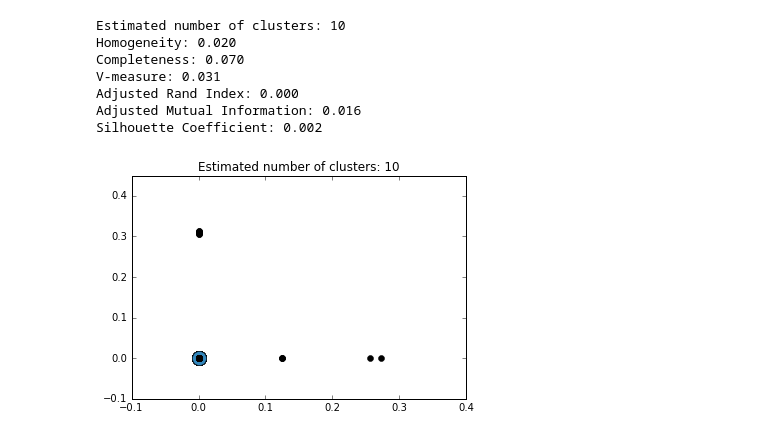
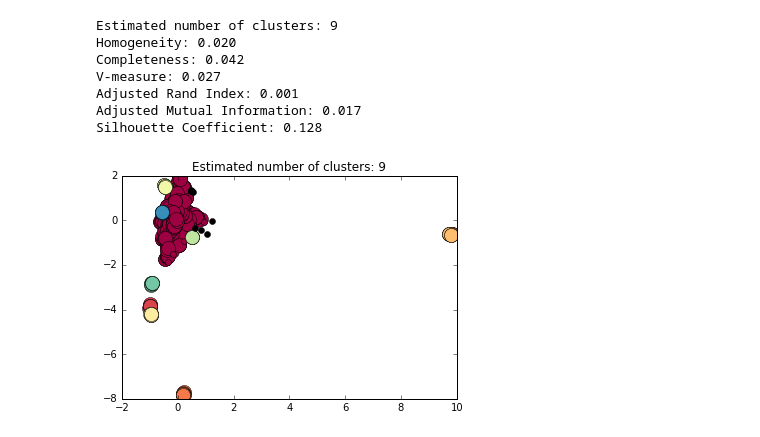
Before and after one commit to theresacervantes/Chemicals_and_diseases, a Jupyter notebook: clustering.ipynb, the cells around one changed output. Drawn from its saved outputs; the diff is of its cells as text; code cells hidden in the pictures.

Commit message:
scatters

```diff
--- a/clustering.ipynb
+++ b/clustering.ipynb
@@ -31,0 +31,2 @@ X = tfidf.fit_transform(X).toarray()
+# %%
+X = PCA(n_components=2).fit_transform(X)
@@ -32,5 +63,5 @@ X = tfidf.fit_transform(X).toarray()
 # %%
-db = DBSCAN(eps=0.1, min_samples=5).fit(X)
+db = DBSCAN(eps=0.2, min_samples=5).fit(X)
 core_samples_mask = np.zeros_like(db.labels_, dtype=bool)
 core_samples_mask[db.core_sample_indices_] = True
 labels = db.labels_
@@ -49,35 +80,33 @@ print("Adjusted Mutual Information: %0.3f"
 print("Silhouette Coefficient: %0.3f"
       % metrics.silhouette_score(X, labels))
 # %% [output]
-Estimated number of clusters: 10
+Estimated number of clusters: 9
 Homogeneity: 0.020
-Completeness: 0.070
-V-measure: 0.031
-Adjusted Rand Index: 0.000
-Adjusted Mutual Information: 0.016
-Silhouette Coefficient: 0.002
+Completeness: 0.042
+V-measure: 0.027
+Adjusted Rand Index: 0.001
+Adjusted Mutual Information: 0.017
+Silhouette Coefficient: 0.128
 # %%
 # Black removed and is used for noise instead.
 unique_labels = set(labels)
 colors = plt.cm.Spectral(np.linspace(0, 1, len(unique_labels)))
 for k, col in zip(unique_labels, colors):
     if k == -1:
         # Black used for noise.
         col = 'k'
 
     class_member_mask = (labels == k)
 
     xy = X[class_member_mask & core_samples_mask]
     plt.plot(xy[:, 0], xy[:, 1], 'o', markerfacecolor=col,
              markeredgecolor='k', markersize=14)
 
     xy = X[class_member_mask & ~core_samples_mask]
     plt.plot(xy[:, 0], xy[:, 1], 'o', markerfacecolor=col,
              markeredgecolor='k', markersize=6)
 
 plt.title('Estimated number of clusters: %d' % n_clusters_)
-plt.xlim( (-0.1, 0.4) )
-plt.ylim((-0.1,0.45))
 plt.show()
 # %% [output]
-[figure, old version]
+[figure, new version]
```
Also changed, not shown: parts of 8 cells of this notebook.
